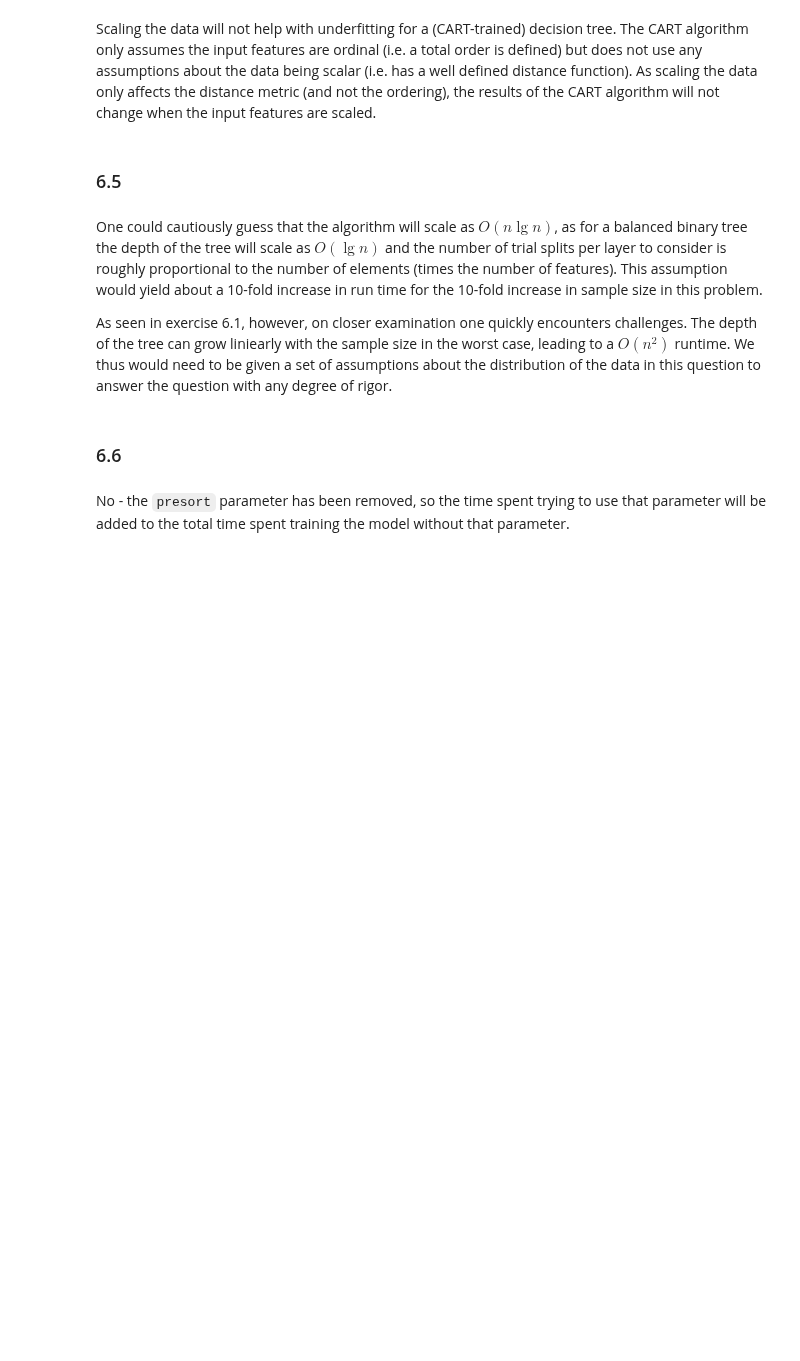
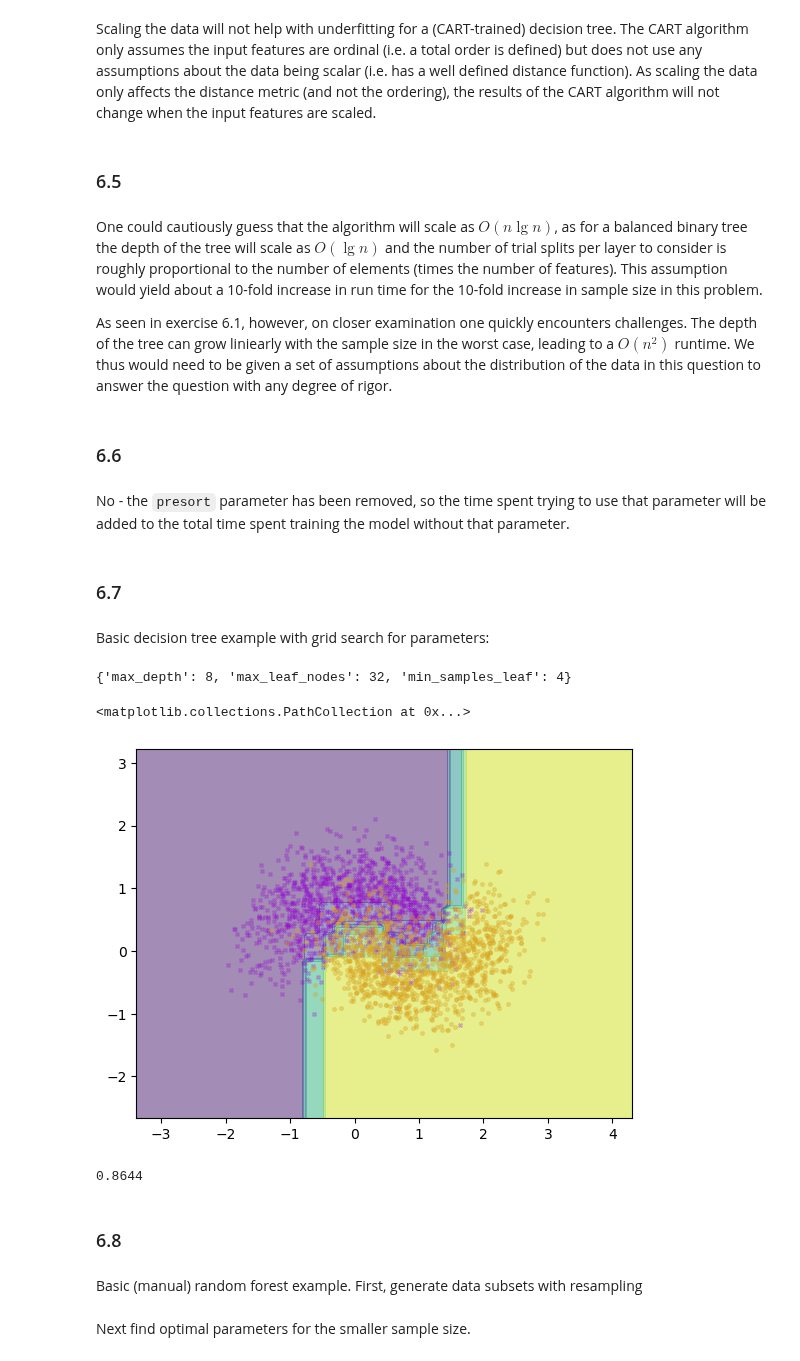
Before and after one commit to kms15/reading_notes, a Jupyter notebook: handsonml2e/handson-ml2-06.ipynb, the cells around one changed output. Drawn from its saved outputs; the diff is of its cells as text; code cells hidden in the pictures; blank space fills up the shorter version.

```diff
--- a/handsonml2e/handson-ml2-06.ipynb
+++ b/handsonml2e/handson-ml2-06.ipynb
@@ -350,3 +353,35 @@ As seen in exercise 6.1, however, on closer examination one quickly encounters c
 ### 6.6
 # %% [markdown]
 No - the `presort` parameter has been removed, so the time spent trying to use that parameter will be added to the total time spent training the model without that parameter.
+# %% [markdown]
+### 6.7
+# %% [markdown]
+Basic decision tree example with grid search for parameters:
+# %%
+X,y = make_moons(n_samples=10000, noise=0.4, random_state=42)
+X_train,X_test,y_train,y_test = train_test_split(X, y, random_state=42)
+m = DecisionTreeClassifier(random_state=42)
+gsm =GridSearchCV(m, {
+        'max_leaf_nodes':[2,4,8,16,32,64],
+        'min_samples_leaf':[1,2,4],
+        'max_depth': [2,4,8,16],
+    }, n_jobs=-1)
+gsm.fit(X_train, y_train)
+gsm.best_params_
+# %% [output]
+{'max_depth': 8, 'max_leaf_nodes': 32, 'min_samples_leaf': 4}
+# %%
+disp = DecisionBoundaryDisplay.from_estimator(gsm, X_train, alpha=0.5)
+disp.ax_.scatter(X_test[:, 0][y_test==0], X_test[:, 1][y_test==0], marker='x', c='darkviolet', s=7, alpha=0.3)
+disp.ax_.scatter(X_test[:, 0][y_test==1], X_test[:, 1][y_test==1], marker='o', c='goldenrod', s=7, alpha=0.3)
+# %% [output]
+<matplotlib.collections.PathCollection at 0x...>
+[figure, added]
+# %%
+accuracy_score(y_test, gsm.predict(X_test))
+# %% [output]
+0.8644
+# %% [markdown]
+### 6.8
+# %% [markdown]
+Basic (manual) random forest example. First, generate data subsets with resampling
@@ -352,0 +393,2 @@ No - the `presort` parameter has been removed, so the time spent trying to use t
+# %% [markdown]
+Next find optimal parameters for the smaller sample size.
```
Also changed, not shown: parts of 7 cells of this notebook.
